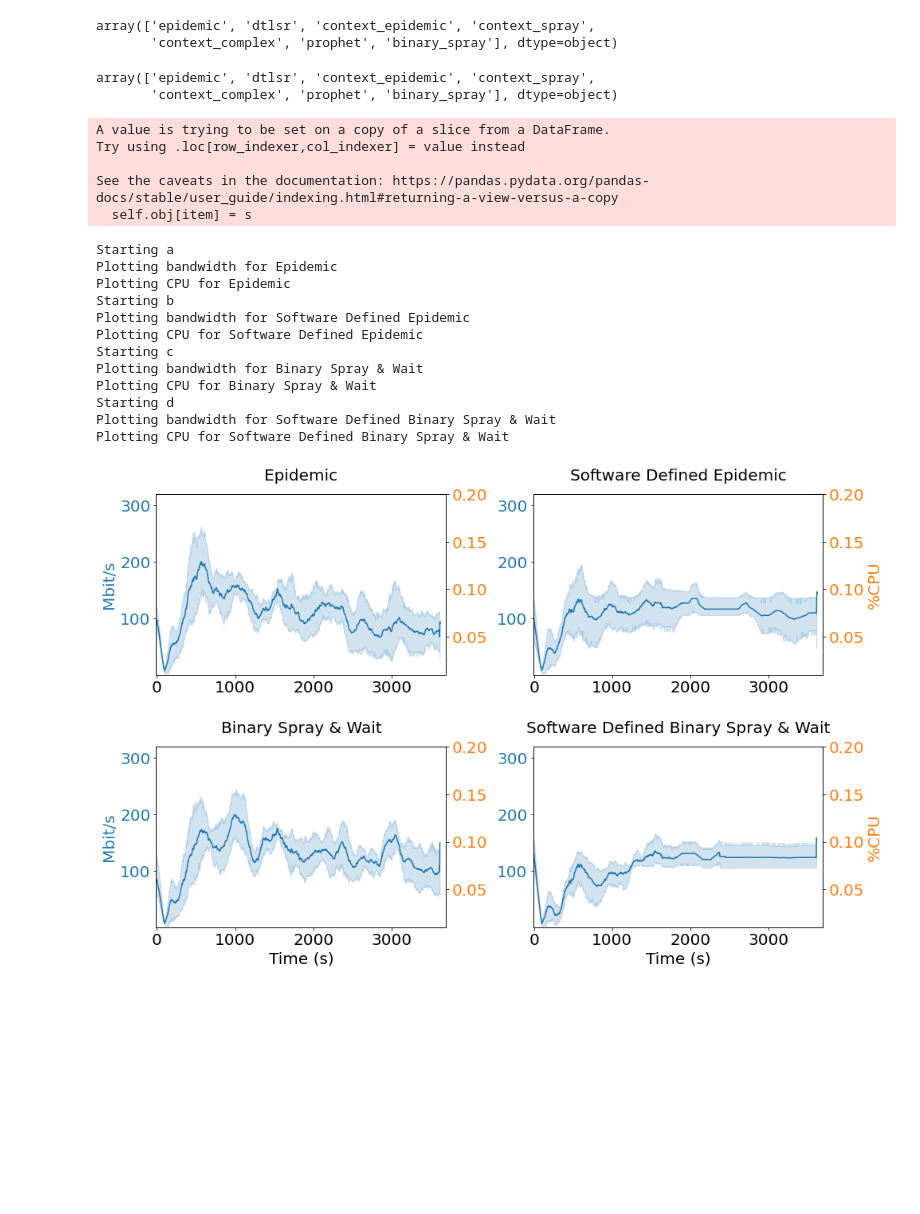
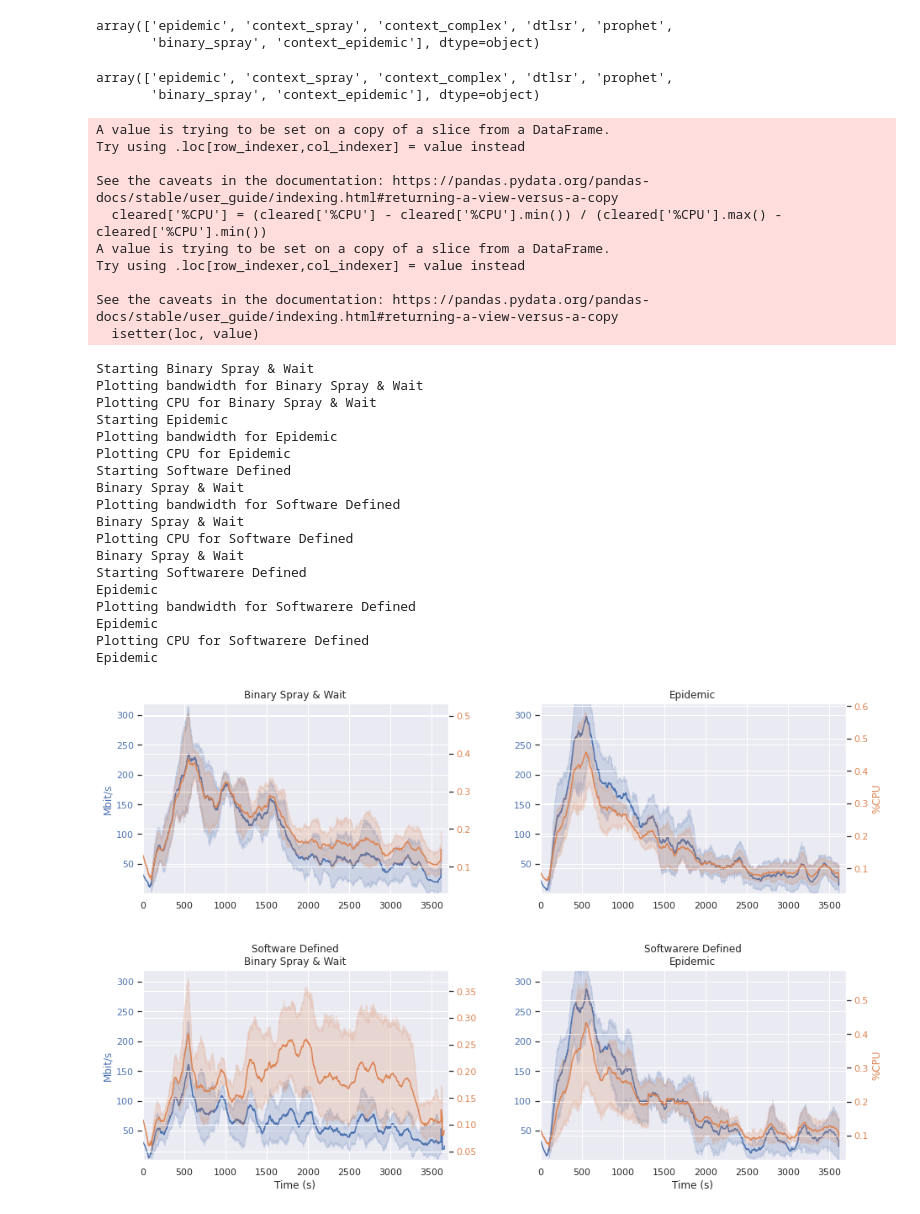
Before and after one commit to umr-ds/progdtn-evaluation, a Jupyter notebook: evaluation/paper/cpu-network.ipynb, the cells around one changed output. Saved outputs shown, nothing was run; the diff lists cells and outputs as text; code cells hidden in the pictures; blank space fills up the shorter version.

```diff
--- a/evaluation/paper/cpu-network.ipynb
+++ b/evaluation/paper/cpu-network.ipynb
@@ -7,43 +7,57 @@ import pathlib
 import pandas as pd
 pd.set_option('display.float_format', lambda x: '%.1f' % x)
 
+import matplotlib.pyplot as plt
 import seaborn as sns
-import matplotlib.pyplot as plt
-plt.rcParams["font.size"] = "20"
+sns.set()
 
 from data_handlers.network import parse_bwms
 from data_handlers.procmem import parse_pidstat
 # %%
-experiment_path = pathlib.Path(f"/home/jovyan/work/binary_files/8")
+experiment_path = pathlib.Path(f"/home/jovyan/work/binary_files/2/")
+color_mapping = {
+    'epidemic': 'C0',
+    'binary_spray': 'C1',
+    'prophet': 'C2',
+    'dtlsr': 'C3',
+    'context_epidemic': 'C4',
+    'context_spray': 'C5',
+    'context_complex': 'C6',
+}
 # %%
 network_df = parse_bwms(experiment_path)
 # %%
 network_df.reset_index().routing.unique()
 # %% [output]
-array(['epidemic', 'dtlsr', 'context_epidemic', 'context_spray',
-       'context_complex', 'prophet', 'binary_spray'], dtype=object)
+array(['epidemic', 'context_spray', 'context_complex', 'dtlsr', 'prophet',
+       'binary_spray', 'context_epidemic'], dtype=object)
 # %%
 procmem_df = parse_pidstat(experiment_path)
 # %%
 procmem_df.reset_index().routing.unique()
 # %% [output]
-array(['epidemic', 'dtlsr', 'context_epidemic', 'context_spray',
-       'context_complex', 'prophet', 'binary_spray'], dtype=object)
+array(['epidemic', 'context_spray', 'context_complex', 'dtlsr', 'prophet',
+       'binary_spray', 'context_epidemic'], dtype=object)
 # %%
 merged = procmem_df.merge(network_df, left_index=True, right_index=True).reset_index()
 # %%
 cleared = merged[(merged['routing'] != "context_complex") & (merged['routing'] != "dtlsr") & (merged['routing'] != "prophet")]
-#cleared['%CPU'] = (cleared['%CPU'] - cleared['%CPU'].min()) / (cleared['%CPU'].max() - cleared['%CPU'].min())
-cleared.loc[cleared['routing'] == 'epidemic', 'routing'] = 'a'
-cleared.loc[cleared['routing'] == 'context_epidemic', 'routing'] = 'b'
-cleared.loc[cleared['routing'] == 'binary_spray', 'routing'] = 'c'
-cleared.loc[cleared['routing'] == 'context_spray', 'routing'] = 'd'
+cleared['%CPU'] = (cleared['%CPU'] - cleared['%CPU'].min()) / (cleared['%CPU'].max() - cleared['%CPU'].min())
+cleared.loc[cleared['routing'] == 'epidemic', 'routing'] = 'Epidemic'
+cleared.loc[cleared['routing'] == 'context_epidemic', 'routing'] = 'Softwarere Defined\nEpidemic'
+cleared.loc[cleared['routing'] == 'binary_spray', 'routing'] = 'Binary Spray & Wait'
+cleared.loc[cleared['routing'] == 'context_spray', 'routing'] = 'Software Defined\nBinary Spray & Wait'
 # %% [output]
 A value is trying to be set on a copy of a slice from a DataFrame.
 Try using .loc[row_indexer,col_indexer] = value instead
 
 See the caveats in the documentation: https://pandas.pydata.org/pandas-docs/stable/user_guide/indexing.html#returning-a-view-versus-a-copy
-  self.obj[item] = s
+  cleared['%CPU'] = (cleared['%CPU'] - cleared['%CPU'].min()) / (cleared['%CPU'].max() - cleared['%CPU'].min())
+A value is trying to be set on a copy of a slice from a DataFrame.
+Try using .loc[row_indexer,col_indexer] = value instead
+
+See the caveats in the documentation: https://pandas.pydata.org/pandas-docs/stable/user_guide/indexing.html#returning-a-view-versus-a-copy
+  isetter(loc, value)
 # %%
 fig, axs = plt.subplots(nrows=2, ncols=2)
 plt.subplots_adjust(wspace=.3, hspace=.4)
@@ -59,19 +73,10 @@ for ax, (name, routing_df) in zip(list(axs[0]) + list(axs[1]), cleared.groupby([
     ax.set_xlim(-10, 3700)
     ax.set_ylim(0.01, 320)
 
-    if name == "c":
-        name = "Binary Spray & Wait"
-    if name == "b":
-        name = "Software Defined Epidemic"
-    if name == "d":
-        name = "Software Defined Binary Spray & Wait"
-    if name == "a":
-        name = "Epidemic"
-    ax.set_title(name, fontsize=20)
+    ax.set_title(name)
 
     ax2 = ax.twinx()
     ax2.tick_params(axis='y', labelcolor=color_cpu)
-    #ax2.set_ylim(.01, .2)
 
     routing_df = routing_df.reset_index()
 
@@ -83,42 +88,47 @@ for ax, (name, routing_df) in zip(list(axs[0]) + list(axs[1]), cleared.groupby([
         color=color_mbit
     )
 
     print(f"Plotting CPU for {name}")
     sns.lineplot(
         x=routing_df['dt'],
         y=routing_df['%CPU'].rolling(100).mean(),
         ax=ax2,
         color=color_cpu
     )
 
     if ax.figbox.x0 == 0.125: #Just some magic number. You can find it with print(ax.figbox)
         ax.set_ylabel('Mbit/s', color=color_mbit)
         ax2.set_ylabel('')
     if ax.figbox.x0 == 0.5630434782608696: #Just some magic number. You can find it with print(ax.figbox)
         ax.set_ylabel('', color=color_mbit)
         ax2.set_ylabel('%CPU', color=color_cpu)
 
     if ax.figbox.y0 == 0.125: #Just some magic number. You can find it with print(ax.figbox)
         ax.set_xlabel('Time (s)')
     if ax.figbox.y0 == 0.5654166666666667: #Just some magic number. You can find it with print(ax.figbox)
         ax.set_xlabel('')
 
     ttl = ax.title
     ttl.set_position([.5, 1.05])
 
 plt.savefig('cpu_network.pdf')
-#plt.show()
 # %% [output]
-Starting a
+Starting Binary Spray & Wait
+Plotting bandwidth for Binary Spray & Wait
+Plotting CPU for Binary Spray & Wait
+Starting Epidemic
 Plotting bandwidth for Epidemic
 Plotting CPU for Epidemic
-Starting b
-Plotting bandwidth for Software Defined Epidemic
-Plotting CPU for Software Defined Epidemic
-Starting c
-Plotting bandwidth for Binary Spray & Wait
-Plotting CPU for Binary Spray & Wait
-Starting d
-Plotting bandwidth for Software Defined Binary Spray & Wait
-Plotting CPU for Software Defined Binary Spray & Wait
+Starting Software Defined
+Binary Spray & Wait
+Plotting bandwidth for Software Defined
+Binary Spray & Wait
+Plotting CPU for Software Defined
+Binary Spray & Wait
+Starting Softwarere Defined
+Epidemic
+Plotting bandwidth for Softwarere Defined
+Epidemic
+Plotting CPU for Softwarere Defined
+Epidemic
-[figure, old version]
+[figure, new version]
```
Also changed, not shown: parts of 2 cells of this notebook, 4 other files.
